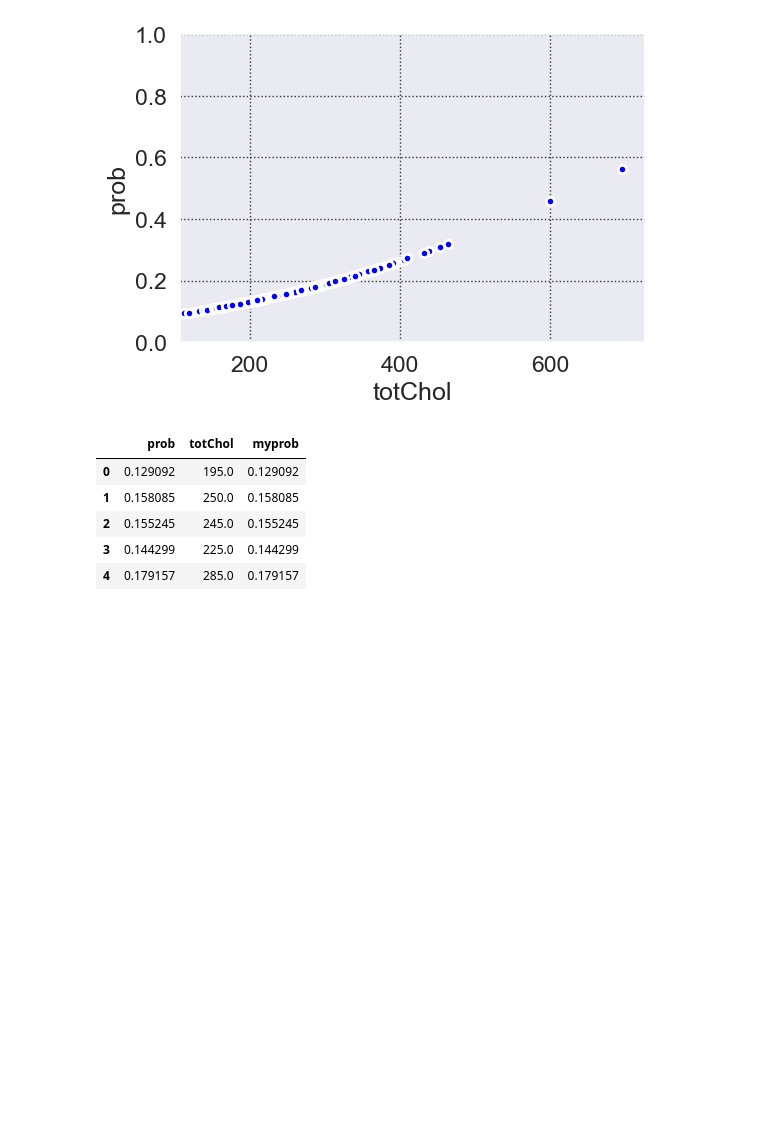
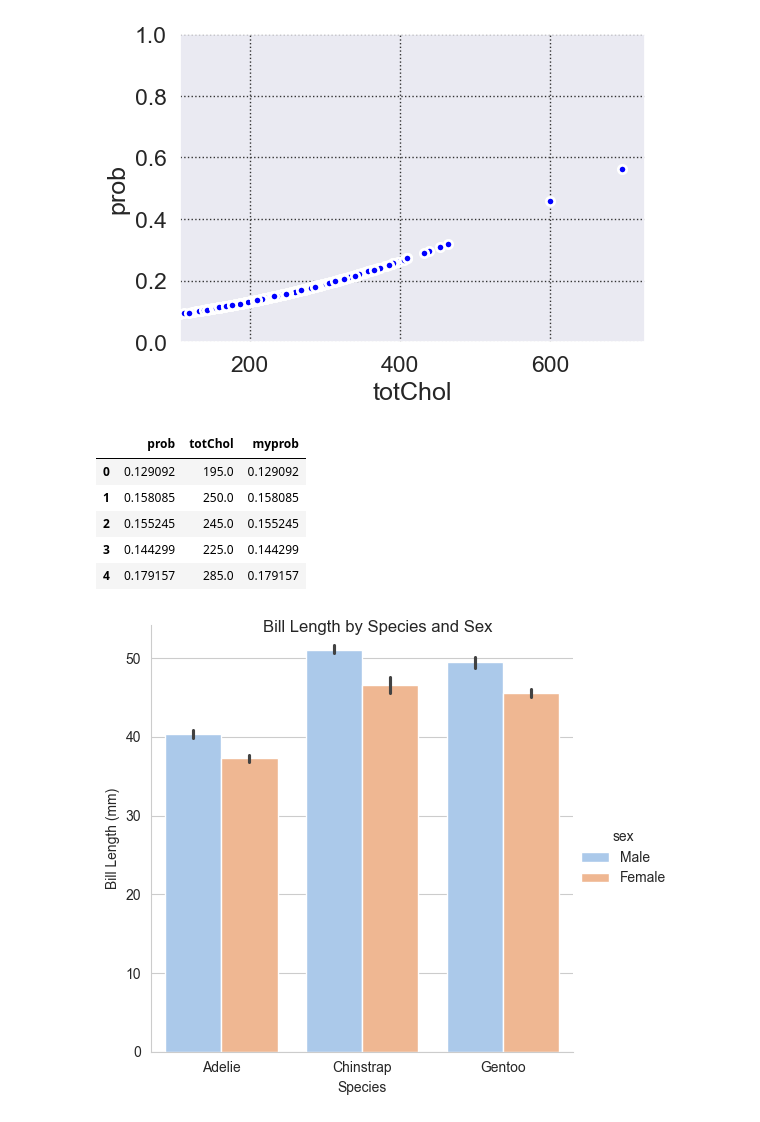
Before and after one commit to nombreinvicto/DeepLearning, a Jupyter notebook: cv_playground.ipynb, the cells around one changed output. Cells and saved outputs as stored; diff of their text form; code cells hidden in the pictures; blank space fills up the shorter version.

```diff
--- a/cv_playground.ipynb
+++ b/cv_playground.ipynb
@@ -91,3 +91,29 @@ logres.head()
 | 2 | 0.155245 | 245.0 | 0.155245 |
 | 3 | 0.144299 | 225.0 | 0.144299 |
 | 4 | 0.179157 | 285.0 | 0.179157 |
+# %%
+import seaborn as sns
+import matplotlib.pyplot as plt
+
+# Create a dataframe
+df = sns.load_dataset("penguins")
+
+# Create a grouped bar plot
+g = sns.catplot(
+    x="species",
+    y="bill_length_mm",
+    hue="sex",
+    data=df,
+    kind="bar",
+    palette="pastel",
+    dodge=True,
+)
+
+# Add a title and labels
+g.fig.suptitle("Bill Length by Species and Sex")
+g.set_axis_labels("Species", "Bill Length (mm)")
+
+# Show the plot
+plt.show()
+# %% [output]
+[figure, added]
```
Also changed, not shown: parts of 5 cells of this notebook.
